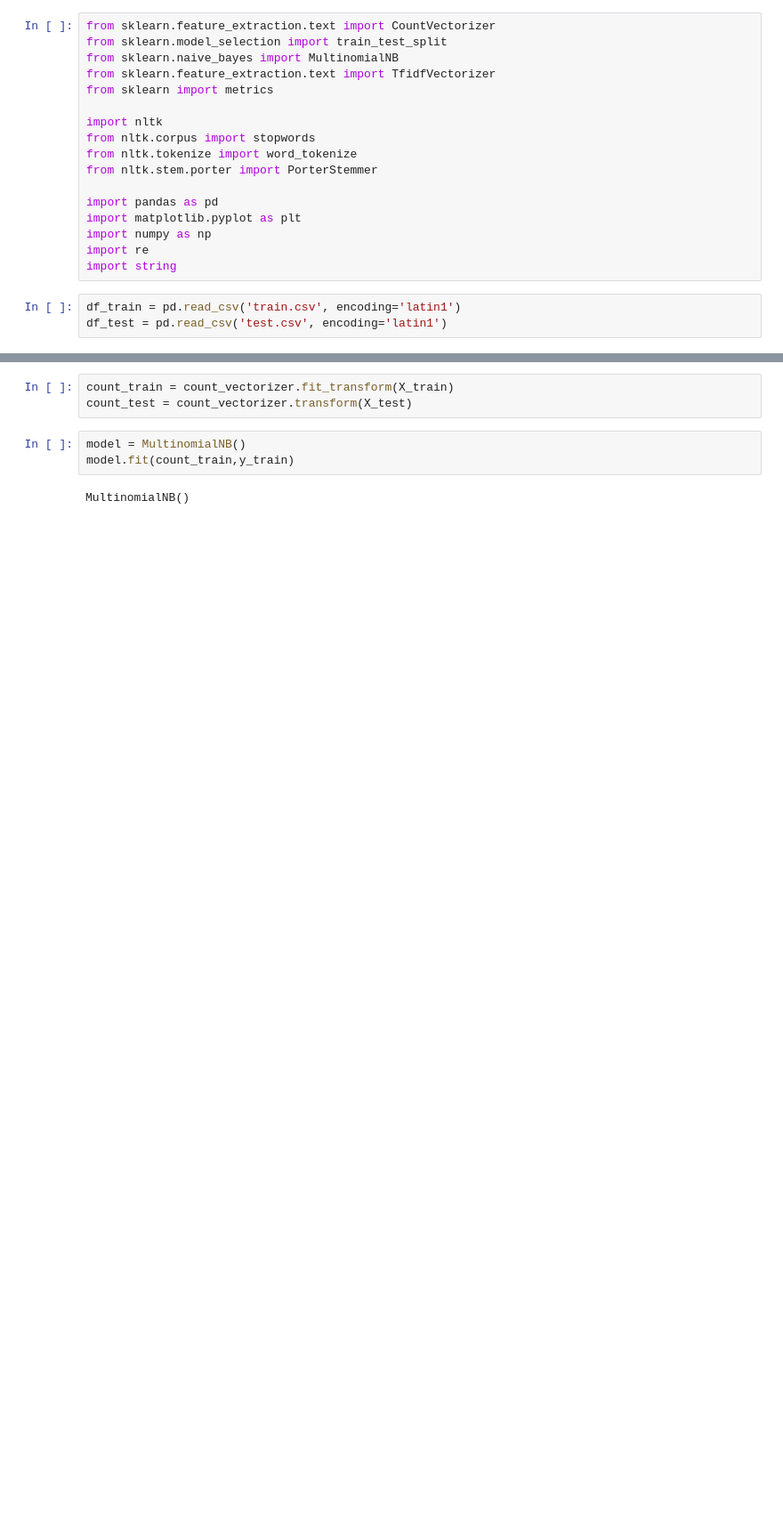
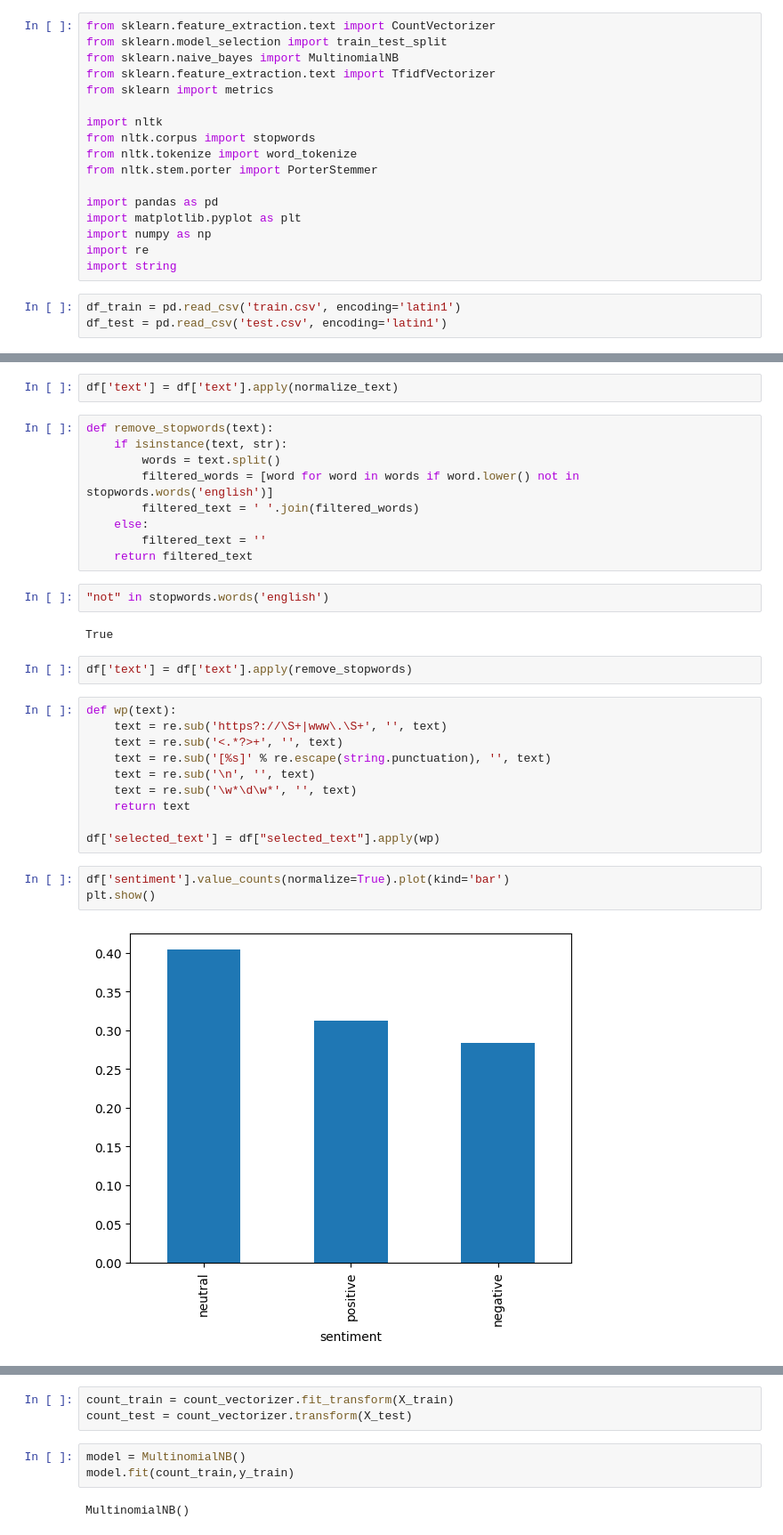
Before and after one commit to AmenAllahHemdani/Sentiment-Analysis-with-nlp, a Jupyter notebook: main.ipynb, the cells around one changed output, grey strips where cells are left out. Shown at 89% size. Cells and saved outputs as stored; diff of their text form; blank space fills up the shorter version.

```diff
--- a/main.ipynb
+++ b/main.ipynb
@@ -107,0 +84,32 @@ y_test = df_test['sentiment']
+# %%
+df['text'] = df['text'].apply(normalize_text)
+# %%
+def remove_stopwords(text):
+    if isinstance(text, str):
+        words = text.split()
+        filtered_words = [word for word in words if word.lower() not in stopwords.words('english')]
+        filtered_text = ' '.join(filtered_words)
+    else:
+        filtered_text = ''
+    return filtered_text
+# %%
+"not" in stopwords.words('english')
+# %% [output]
+True
+# %%
+df['text'] = df['text'].apply(remove_stopwords)
+# %%
+def wp(text):
+    text = re.sub('https?://\S+|www\.\S+', '', text)
+    text = re.sub('<.*?>+', '', text)
+    text = re.sub('[%s]' % re.escape(string.punctuation), '', text)
+    text = re.sub('\n', '', text)
+    text = re.sub('\w*\d\w*', '', text)
+    return text
+
+df['selected_text'] = df["selected_text"].apply(wp)
+# %%
+df['sentiment'].value_counts(normalize=True).plot(kind='bar')
+plt.show()
+# %% [output]
+[figure, added]
```
Also changed, not shown: parts of 47 cells of this notebook.
